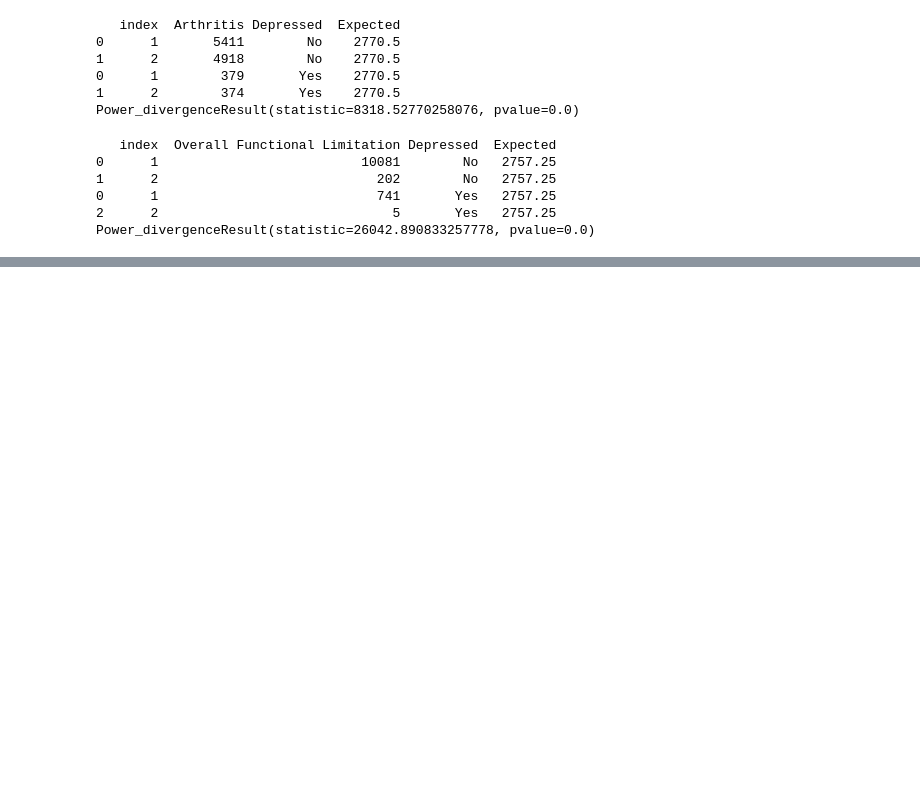
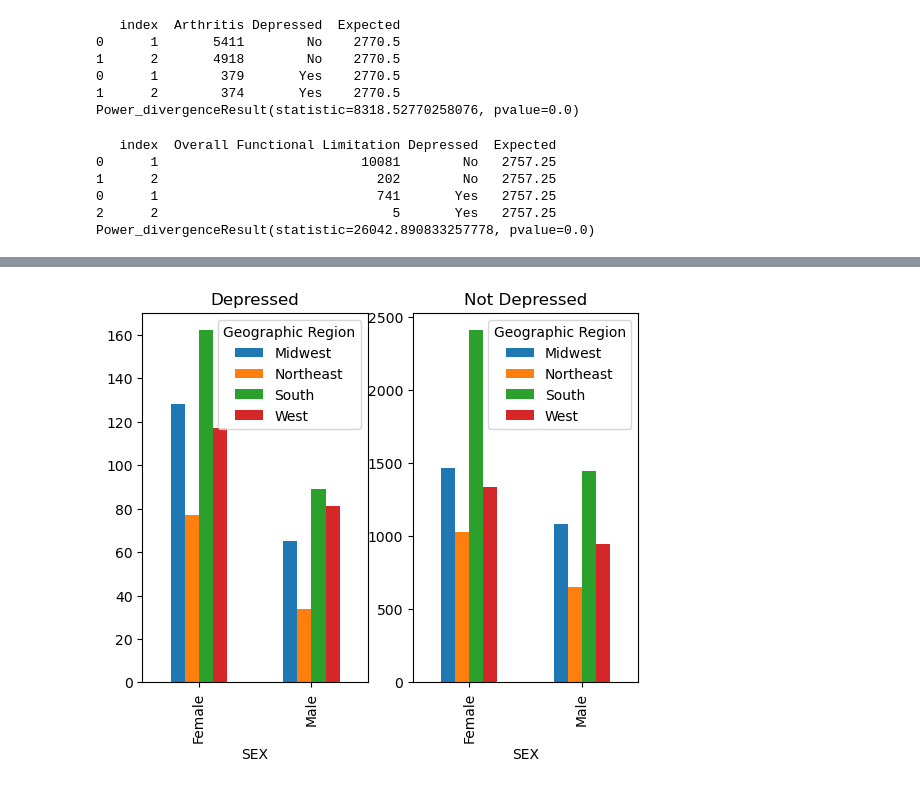
Before and after one commit to ShipraGupta16/Project_1, a Jupyter notebook: cdc_codes2.ipynb, the cells around one changed output, grey strips where cells are left out. Cells and saved outputs as stored; diff of their text form; code cells hidden in the pictures; blank space fills up the shorter version.

```diff
--- a/cdc_codes2.ipynb
+++ b/cdc_codes2.ipynb
@@ -291,0 +366,3 @@ Power_divergenceResult(statistic=26042.890833257778, pvalue=0.0)
+# %%
+# Converting column from float to int
+anx_df['Suffering from Dep/Anx'] = anx_df['Suffering from Dep/Anx'].astype(int)
@@ -291,0 +374,9 @@ Power_divergenceResult(statistic=26042.890833257778, pvalue=0.0)
+# %%
+# Create a dictionary for column
+renamed_anx = {1: "Yes",
+               2: "No"}
+# %%
+# Adding the changes from the dictionary to the data frame
+anx_df['Suffering from Dep/Anx'] = anx_df['Suffering from Dep/Anx'].map(renamed_anx)
+
+anx_df = anx_df[~(anx_df['Suffering from Dep/Anx'].isna())]
@@ -291,0 +405,18 @@ Power_divergenceResult(statistic=26042.890833257778, pvalue=0.0)
+# %%
+# Create Data frame with the selected columns
+bar_df = anx_df[['Suffering from Dep/Anx','Geographic Region','SEX']]
+# %%
+# Plot the columns in a Bar chart to see the relationship between: Region, Sex, and Yes or No Depressed population
+fig,ax = plt.subplots(1,2)
+
+bar_df.loc[bar_df['Suffering from Dep/Anx'] == 'Yes'].groupby('Geographic Region')['SEX']\
+                      .value_counts().unstack().T.plot.bar( ax=ax[0], title= 'Depressed')
+
+
+bar_df.loc[bar_df['Suffering from Dep/Anx'] == 'No'].groupby('Geographic Region')['SEX']\
+                      .value_counts().unstack().T.plot.bar( ax=ax[1], title='Not Depressed')
+
+# Save image
+plt.savefig("resources/Fig4.png")
+# %% [output]
+[figure, added]
```
Also changed, not shown: parts of 15 cells of this notebook.
